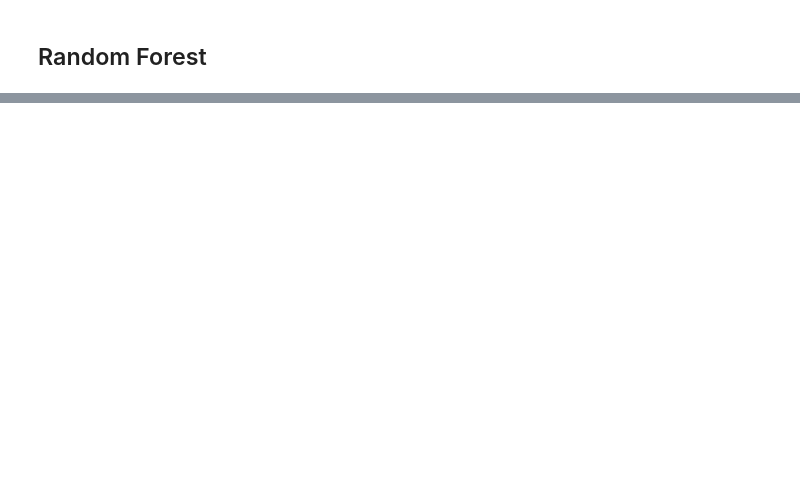
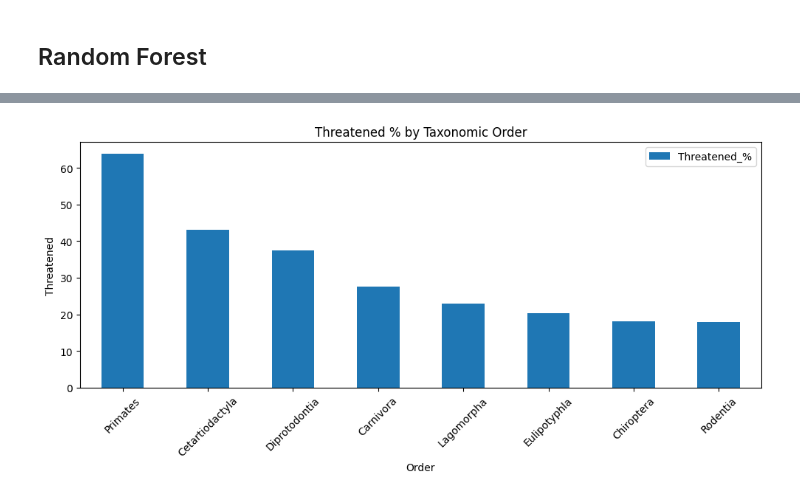
Before and after one commit to Kacper484/Architektura-aplikacji-w-Pythonie, a Jupyter notebook: Projekt Zal/Projekt_ML_Kacper_Kaszuba.ipynb, the cells around one changed output, grey strips where cells are left out. Cells and saved outputs as stored; diff of their text form; code cells hidden in the pictures; blank space fills up the shorter version.

Commit message:
ML pipeline - LR, RF, NN and  analysis
Full Ml pipeline with EDA and per-order analysis
Before error checking and clening the code
I will add extra descriptions and final conclusion in next comit

```diff
--- a/Projekt Zal/Projekt_ML_Kacper_Kaszuba.ipynb
+++ b/Projekt Zal/Projekt_ML_Kacper_Kaszuba.ipynb
@@ -651,0 +949,18 @@ ROC-AUC: 0.916
+# %%
+top_orders = trait_merged['Order.1.2'].value_counts().head(8).index
+results=[]
+for order in top_orders:
+  subset = trait_merged[trait_merged['Order.1.2'] == order]
+  threatened_pct = subset['Threatened'].mean() * 100
+  avg_mass = subset['Log.Mass'].mean()
+  avg_range = subset['Log.Range.Current'].mean()
+  results.append({
+      'Order': order,
+      'Threatened_%': round(threatened_pct, 1),
+      'Avg_Log_Mass': round(avg_mass, 2),
+      'Avg_Log_Range  ': round(avg_range, 2),
+      'N': len(subset)
+  })
+
+order_df = pd.DataFrame(results).sort_values('Threatened_%', ascending=False)
+display(order_df)
@@ -651,0 +977,9 @@ ROC-AUC: 0.916
+# %%
+order_df.plot(x='Order', y='Threatened_%', kind='bar', figsize=(10, 5))
+plt.title("Threatened % by Taxonomic Order")
+plt.ylabel('Threatened')
+plt.xticks(rotation=45)
+plt.tight_layout()
+plt.savefig('threatened_by_order.png', dpi=150)
+# %% [output]
+[figure, added]
```
Also changed, not shown: parts of 25 cells of this notebook.
